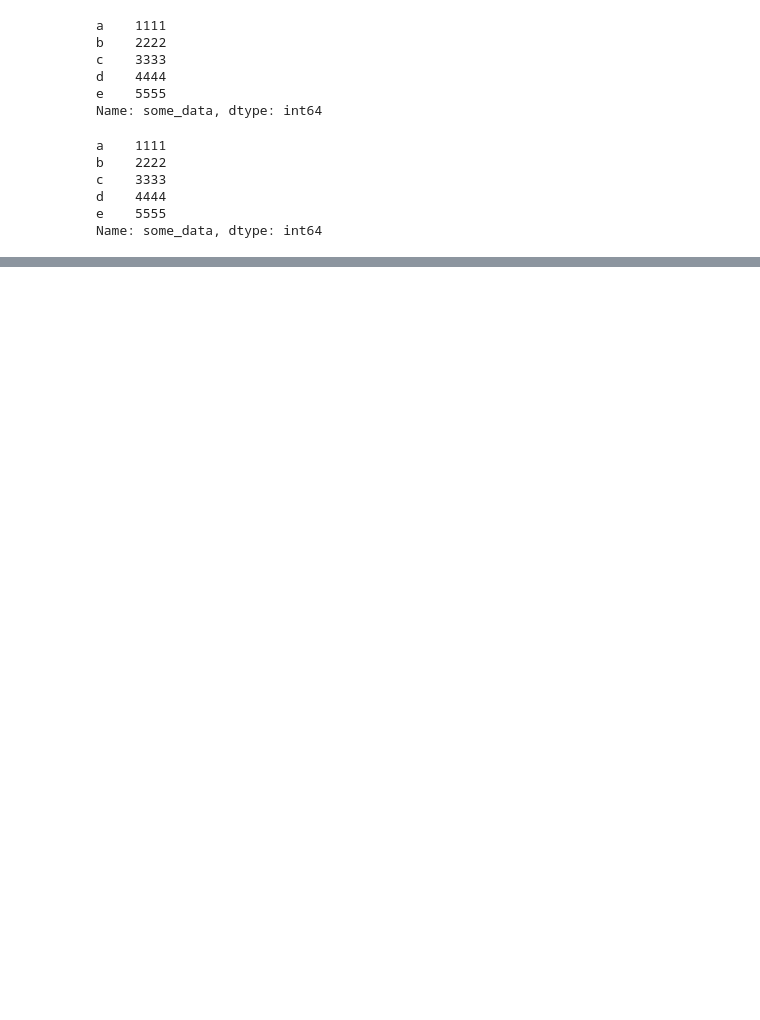
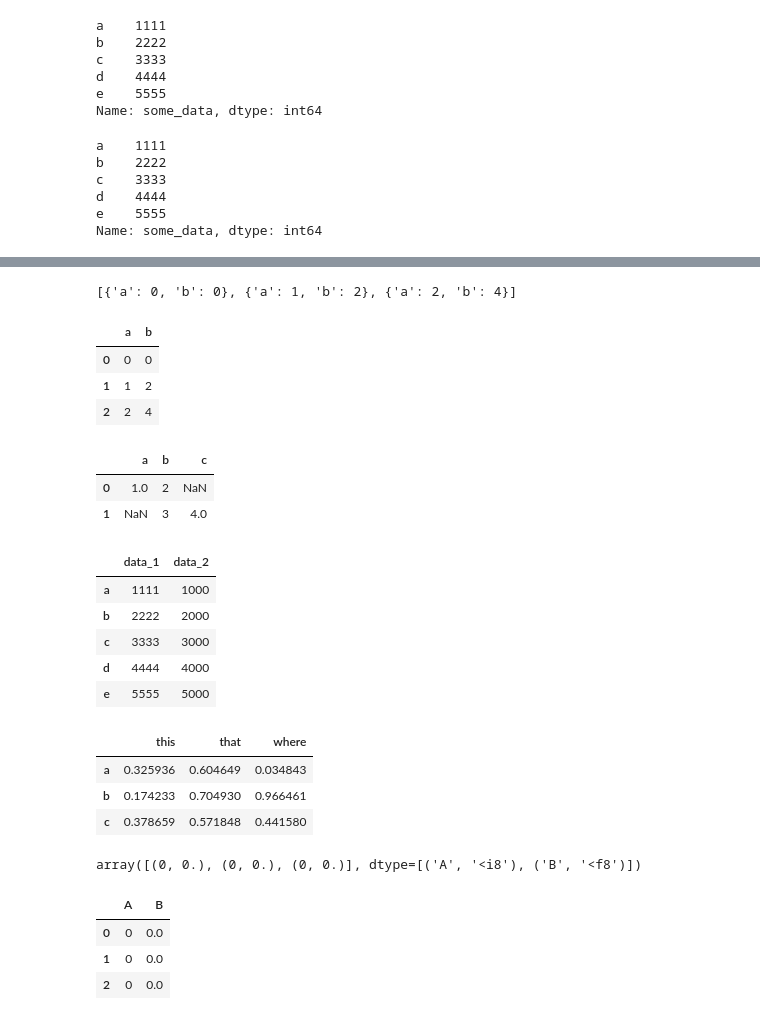
Before and after one commit to KonstantinKlepikov/all-python-ml-learning, a Jupyter notebook: pandas-learning.ipynb, the cells around one changed output, grey strips where cells are left out. Saved outputs shown, nothing was run; the diff lists cells and outputs as text; code cells hidden in the pictures; blank space fills up the shorter version.

Commit message:
pandas learning

```diff
--- a/pandas-learning.ipynb
+++ b/pandas-learning.ipynb
@@ -193,0 +206,53 @@ Name: some_data, dtype: int64
+# %%
+# из списка словарей
+data = [{'a': i, 'b': 2 * i} for i in range(3)]
+data
+# %% [output]
+[{'a': 0, 'b': 0}, {'a': 1, 'b': 2}, {'a': 2, 'b': 4}]
+# %%
+pd.DataFrame(data)
+# %% [output]
+|  | a | b |
+| 0 | 0 | 0 |
+| 1 | 1 | 2 |
+| 2 | 2 | 4 |
+# %%
+# при отсутствии некоторых ключей проставляется специальный оюъект Pandas NaN (с приведением во флот)
+pd.DataFrame([{'a': 1, 'b': 2}, {'b': 3, 'c': 4}])
+# %% [output]
+|  | a | b | c |
+| 0 | 1.0 | 2 | NaN |
+| 1 | NaN | 3 | 4.0 |
+# %%
+# из словаря объектов серий
+data_1 = pd.Series(some_data)
+data_2 = pd.Series(some_data_1)
+pd.DataFrame({'data_1': data_1, 'data_2': data_2})
+# %% [output]
+|  | data_1 | data_2 |
+| a | 1111 | 1000 |
+| b | 2222 | 2000 |
+| c | 3333 | 3000 |
+| d | 4444 | 4000 |
+| e | 5555 | 5000 |
+# %%
+# из двумерного массива NumPy
+pd.DataFrame(np.random.rand(3, 3), columns=['this', 'that', 'where'], index=['a', 'b', 'c'])
+# %% [output]
+|  | this | that | where |
+| a | 0.325936 | 0.604649 | 0.034843 |
+| b | 0.174233 | 0.704930 | 0.966461 |
+| c | 0.378659 | 0.571848 | 0.441580 |
+# %%
+# из структурированного массива NumPy
+struct = np.zeros(3, dtype=[('A', 'i8'), ('B', 'f8')])
+struct
+# %% [output]
+array([(0, 0.), (0, 0.), (0, 0.)], dtype=[('A', '<i8'), ('B', '<f8')])
+# %%
+pd.DataFrame(struct)
+# %% [output]
+|  | A | B |
+| 0 | 0 | 0.0 |
+| 1 | 0 | 0.0 |
+| 2 | 0 | 0.0 |
```
Also changed, not shown: parts of 56 cells of this notebook.
